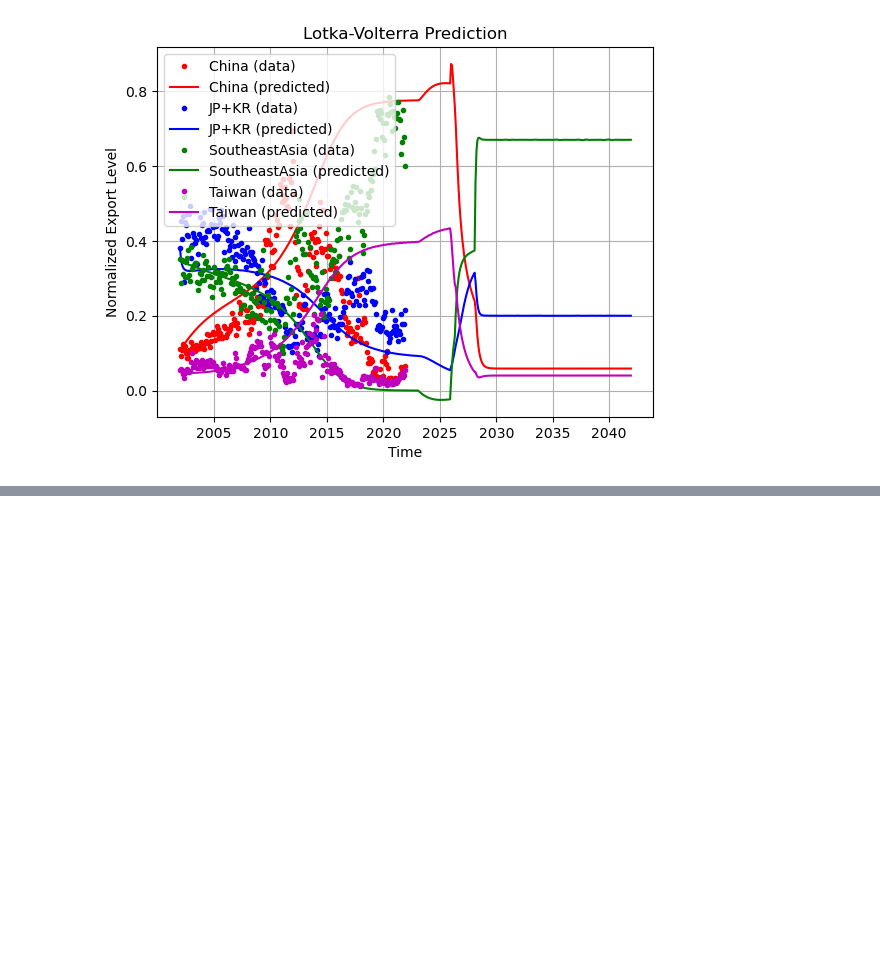
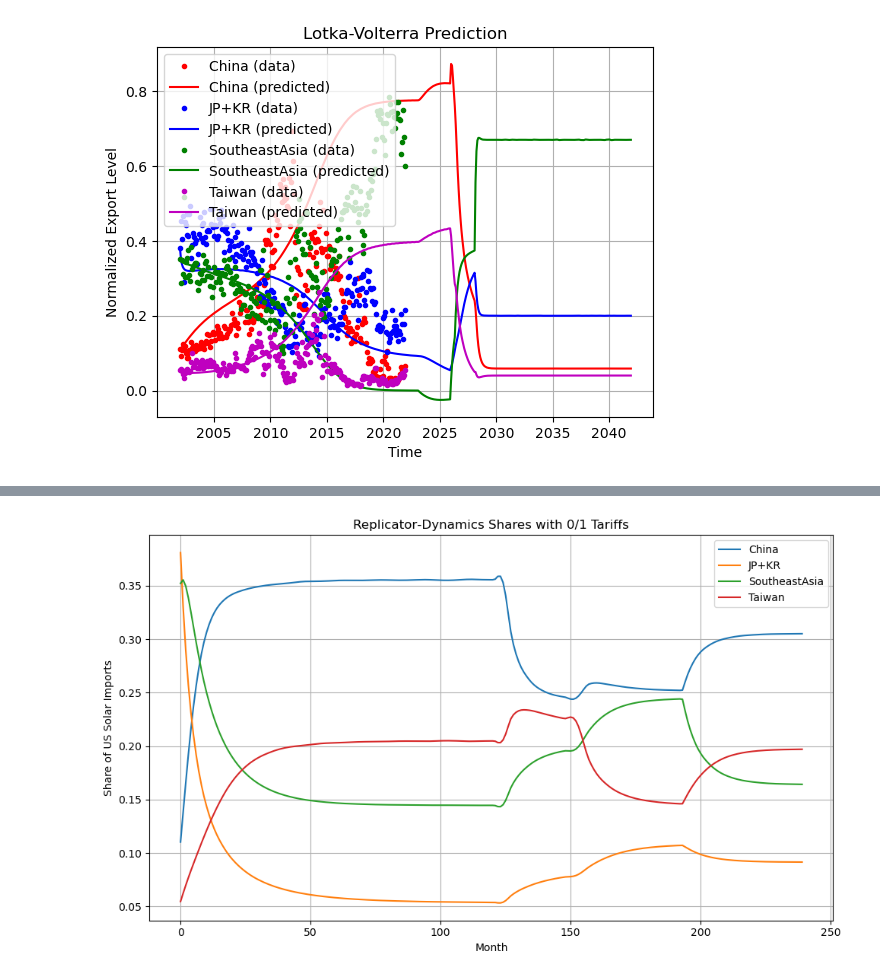
Before and after one commit to LeonardoPolverari/simulation_project, a Jupyter notebook: notebooks/Angius - Model for normalized values.ipynb, the cells around one changed output, grey strips where cells are left out. Cells and saved outputs as stored; diff of their text form; code cells hidden in the pictures; blank space fills up the shorter version.

```diff
--- a/notebooks/Angius - Model for normalized values.ipynb
+++ b/notebooks/Angius - Model for normalized values.ipynb
@@ -735,0 +751,4 @@ plt.show()
+# %%
+df_tariffs = pd.DataFrame()
+df_tariffs['Time'] = df_normalized['Time']
+df_tariffs
@@ -735,0 +769,6 @@ plt.show()
+# %%
+df_tariffs['China Tariff'] = np.where(df_tariffs['Time'] < '2012-05-01', 0, 1)
+df_tariffs['JP+KR Tariff'] = np.where(df_tariffs['Time'] < '2018-02-01', 0, 1)
+df_tariffs['SoutheastAsia Tariff'] = np.where(df_tariffs['Time'] < '2018-02-01', 0, 1)
+df_tariffs['Taiwan Tariff'] = np.where(df_tariffs['Time'] < '2014-12-01', 0, 1)
+df_tariffs
@@ -735,0 +789,80 @@ plt.show()
+# %%
+# baseline growth rates
+r = np.array([0.5, 0.3, 0.4, 0.35])
+
+# how much a domestic tariff slows your own intrinsic growth
+g = np.array([0.1, 0.1, 0.1, 0.1])
+
+# competition matrix A (4×4)
+A = np.array([
+    [1.0, 0.2, 0.5, 0.3],
+    [0.3, 1.0, 0.4, 0.4],
+    [0.4, 0.2, 1.0, 0.5],
+    [0.2, 0.3, 0.4, 1.0],
+])
+
+# re-allocation matrix B (4×4): B[i,i]<0, B[i,j>i]≥0
+B = np.array([
+    [-0.1,  0.1,  0.1,  0.1],
+    [ 0.1, -0.1,  0.1,  0.1],
+    [ 0.1,  0.1, -0.1,  0.1],
+    [ 0.1,  0.1,  0.1, -0.1],
+])
+
+def replicator_step(t, X, tariffs_t):
+    """One step of the 4‐country replicator with a tariff vector tariffs_t."""
+    # intrinsic “fitness” after your own tariff‐cost pass‐through
+    intrinsic    = r * (1.0 - g * tariffs_t)        # shape (4,)
+    # downward push from competition
+    competitive  = A.dot(X)                        # shape (4,)
+    # re‐allocation whenever *anyone* is tariffed
+    rebalancing  = B.dot(X * tariffs_t)            # shape (4,)
+    # net fitness
+    f            = intrinsic - competitive + rebalancing
+    # mean fitness to keep ∑X=1
+    phi          = np.dot(X, f)
+    # replicator equation
+    return X * (f - phi)                           # shape (4,)
+
+def odefun(t, X):
+    # pick the “current month” as the integer part of t
+    idx = int(np.floor(t))
+    # clamp into [0, last_index]
+    idx = max(0, min(idx, df_tariffs.shape[0] - 1))
+    # extract the 4-vector of 0/1 tariffs
+    tariffs_t = df_tariffs.iloc[idx, 1:].to_numpy()
+    # return a pure length-4 numpy array
+    return replicator_step(t, X, tariffs_t)
+
+# ─── 4. INITIAL CONDITION & SOLVE ──────────────────────────────────────────────
+# start from your first‐period shares:
+X0 = df_normalized.iloc[0, 1:].to_numpy()  # length 4, sums to 1
+
+# integrate from t=0 … t=T−1, one step per month
+T      = len(df_normalized)
+t_span = (0, T - 1)
+t_eval = np.arange(0, T)  # integer months
+
+sol = solve_ivp(
+    fun=odefun,
+    t_span=t_span,
+    y0=X0,
+    t_eval=t_eval,
+    vectorized=False,
+)
+
+# ─── 5. PLOT ───────────────────────────────────────────────────────────────────
+plt.figure(figsize=(10, 6))
+labels = df_normalized.columns[1:]
+for i, lab in enumerate(labels):
+    plt.plot(sol.t, sol.y[i], label=lab)
+
+plt.title("Replicator‐Dynamics Shares with 0/1 Tariffs")
+plt.xlabel("Month")
+plt.ylabel("Share of US Solar Imports")
+plt.legend()
+plt.grid(True)
+plt.tight_layout()
+plt.show()
+# %% [output]
+[figure, added]
```
Also changed, not shown: parts of 65 cells of this notebook.
